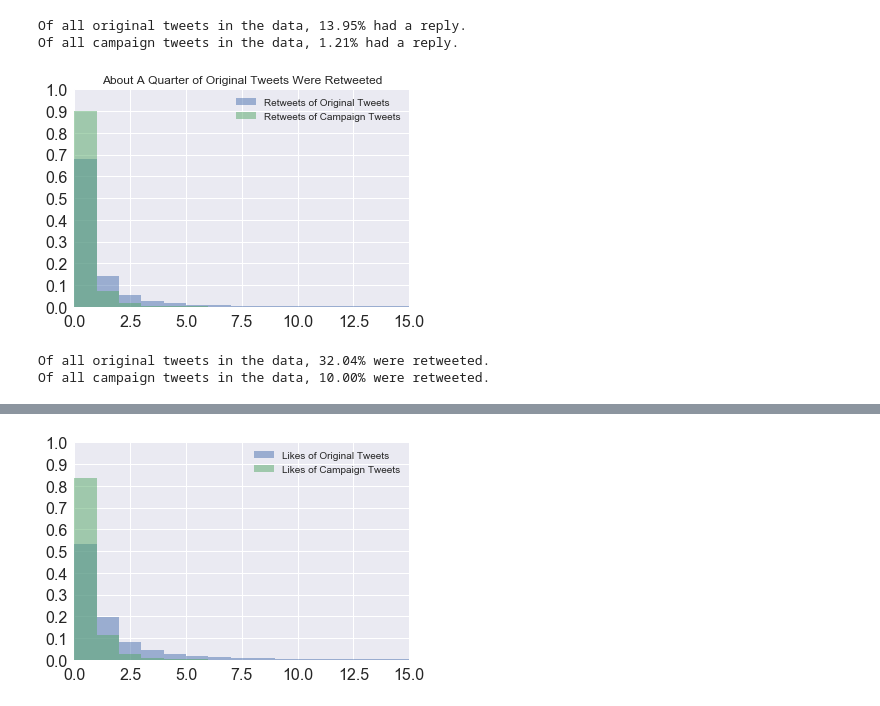
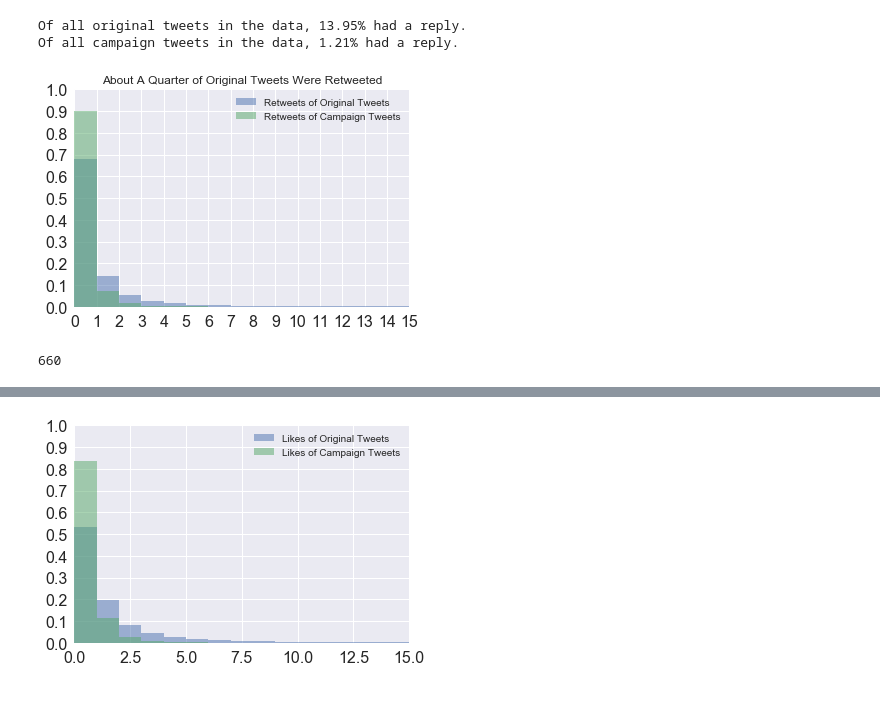
Before and after one commit to tylernwatson/galvanize_dsi_capstone, a Jupyter notebook: EDA_scripted.ipynb, the cells around one changed output, grey strips where cells are left out. Cells and saved outputs as stored; diff of their text form; code cells hidden in the pictures.

```diff
--- a/EDA_scripted.ipynb
+++ b/EDA_scripted.ipynb
@@ -131,13 +129,12 @@ percentages = [str(campaign_tweets_df['fullname'].count()/total_tweets), str(rep
          str(original_tweets_df['fullname'].count()/total_tweets)]
 
 plt.subplots(figsize=(10,10))
-plt.rcParams.update({'font.size': 22})
 plt.axes(aspect='equal')
 plt.pie([campaign_tweets_df['fullname'].count(), repeal_tweets_df['fullname'].count(), \
          original_tweets_df['fullname'].count()], explode=[.1, .1 , .1], \
         labels=['Campaign Tweets', 'Repeal Tweets', 'Original Tweets'], autopct='%3.2f%%')
-plt.title('Percent of Tweets in Each Category')
-plt.rc('xtick', labelsize=16)
-plt.rc('ytick', labelsize=16)
+plt.title('Percent of Tweets in Each Category', {'fontsize': 26})
+plt.rc('xtick', labelsize=26)
+plt.rc('ytick', labelsize=26)
 plt.show()
 # %% [output]
@@ -239,0 +243,22 @@ plt.show()
+# %%
+ticks = np.logspace(0,3, 10)
+xticks = np.arange(0, 101, 10)
+bins_x = original_tweets_df['replies'].max()
+bins_y = campaign_tweets_df['replies'].max()
+
+x = original_tweets_df['replies']
+y = campaign_tweets_df['replies']
+
+plt.subplots(figsize=(10,10))
+plt.hist(x, log='y', alpha=0.5, bins=bins_x, label='Replies to Original Tweets')
+plt.hist(y, log='y', alpha=0.5, bins=bins_y, label='Replies to Campaign Tweets')
+plt.yticks(ticks)
+plt.xticks(xticks)
+plt.rc('xtick', labelsize=26)
+plt.rc('ytick', labelsize=26)
+plt.xlabel('Count')
+plt.ylabel('Frequency')
+plt.xlim(0, 100)
+plt.legend(loc='upper right', fontsize='x-small')
+plt.title('Very Few Campaign Tweets Get Replies', {'fontsize': 20})
+plt.show()
@@ -251,26 +297,24 @@ Of all original tweets in the data, 13.95% had a reply.
 Of all campaign tweets in the data, 1.21% had a reply.
 # %%
 ticks = np.linspace(0,1, 11)
+xticks = np.arange(16)
 bins_x = orig_retweets_outliers_rmv.max()
 bins_y = campaign_retweets_outliers_rmv.max()
 x = orig_retweets_outliers_rmv
 y = campaign_retweets_outliers_rmv
 
 plt.hist(x, alpha=0.5, bins=bins_x, label='Retweets of Original Tweets', normed=1)
 plt.hist(y, alpha=0.5, bins=bins_y, label='Retweets of Campaign Tweets', normed=1)
+
 plt.yticks(ticks)
 plt.xlim(0, 15)
+plt.xticks(xticks)
 plt.legend(loc='upper right')
 plt.title('About A Quarter of Original Tweets Were Retweeted')
 plt.show()
 # %% [output]
-[figure, old version]
+[figure, new version]
-# %%
-original_retweets = (original_tweets_df[original_tweets_df['retweets'] != 0]['fullname'].count() / len(original_tweets_df['retweets'])) * 100
-campaign_retweets = (campaign_tweets_df[campaign_tweets_df['retweets'] != 0]['fullname'].count() / len(campaign_tweets_df['retweets'])) * 100
-
-print('Of all original tweets in the data, {:0.2f}% were retweeted.'.format(original_retweets))
-print('Of all campaign tweets in the data, {:0.2f}% were retweeted.'.format(campaign_retweets))
-# %% [output]
-Of all original tweets in the data, 32.04% were retweeted.
-Of all campaign tweets in the data, 10.00% were retweeted.
+# %%
+orig_retweets_outliers_rmv.max()
+# %% [output]
+660
```
Also changed, not shown: parts of 18 cells of this notebook, 1 other file.
